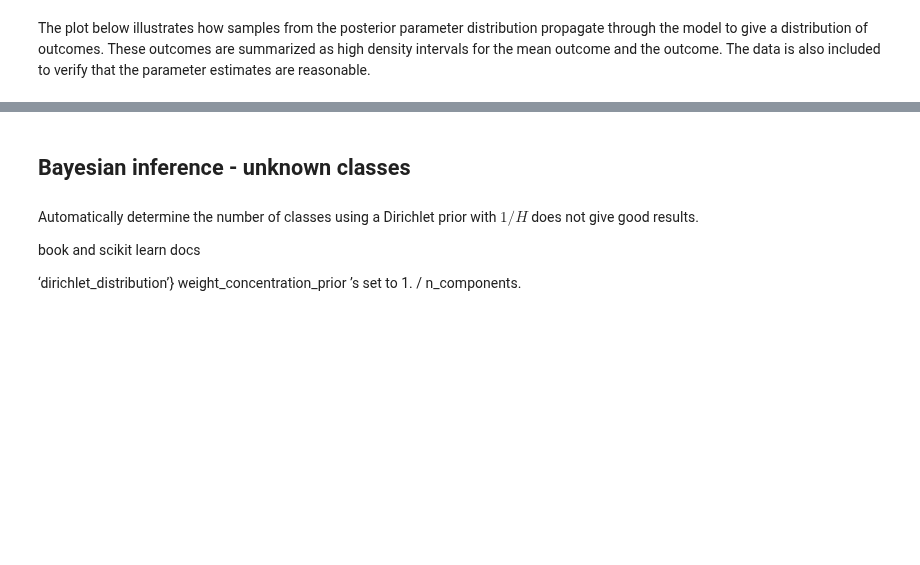
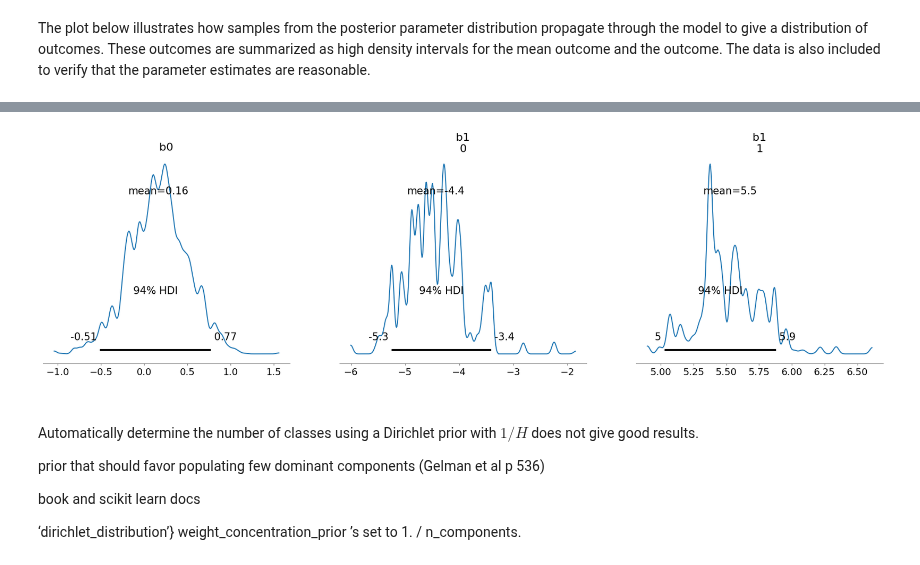
Before and after one commit to mrsonne/misc, a Jupyter notebook: regmix.ipynb, the cells around one changed output, grey strips where cells are left out. Saved outputs shown, nothing was run; the diff lists cells and outputs as text; code cells hidden in the pictures; blank space fills up the shorter version.

Commit message:
run and plot LMM

```diff
--- a/regmix.ipynb
+++ b/regmix.ipynb
@@ -256,7 +240,13 @@ fig
 # %% [markdown]
 Since we will be using a Bayesian model to solve the problem at hand, namely find a regression mixture model, I will briefly go through a Bayesian inference that is more or less equivalent to the curve fitting approach. Below I define a linear model explicitly showing how the model is composed and create the posterior parameter distribution by sampling.
 # %%
-def fit_c1(x, y, return_inferencedata: bool = False, nsteps: int = 10000, nchains: int = 4):
+def fit_c1(
+    x,
+    y,
+    return_inferencedata: bool = False,
+    nsteps: int = 10000,
+    nchains: int = 4
+):
     """One-component "mixture" """
     model = pm.Model()
     with model:
@@ -405,0 +496,19 @@ fig_mppc
+# %%
+def filename(ncmp, nsteps, ffc):
+    return f"az_nc={ncmp}_ns={nsteps}_ffc={ffc}.nc"
+# %%
+n_components = [1, 2, 3, 4, 5]
+nsteps = 1000
+ffc = False
+for ncmp in n_components:
+    data, model = fit(
+        x,
+        y,
+        ncmp,
+        favor_few_components=ffc,
+        nsteps=nsteps,
+        return_inferencedata=True,
+    )
+
+    # Save data to disk
+    az.to_netcdf(data, TMP_PATH.joinpath(filename(ncmp, nsteps, ffc)))
@@ -406,8 +570,22 @@ fig_mppc
+# %%
+var_names = "b0", "b1"
+point_estimate = "mean"
+ncmp = 2
+data = az.from_netcdf(TMP_PATH.joinpath(filename(ncmp, nsteps, ffc)))
+az.plot_posterior(
+    data,
+    var_names=var_names,
+    point_estimate=point_estimate,
+);
+# %% [output]
+[figure, added]
 # %% [markdown]
-## Bayesian inference - unknown classes
+###
 
-###
 Automatically determine the number of classes using a Dirichlet prior with $1/H$ does not give good results.
+
+prior that should favor populating few dominant components (Gelman et al p 536)
+
 
 book and scikit learn docs
 
```
Also changed, not shown: parts of 16 cells of this notebook.
